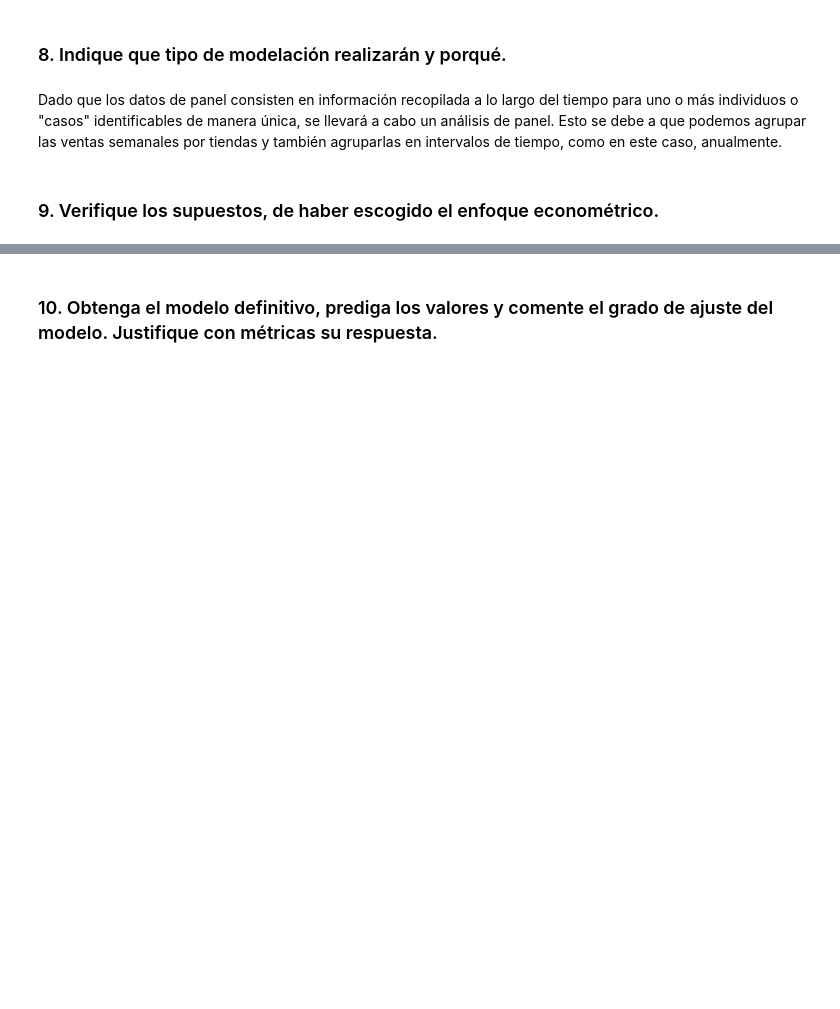
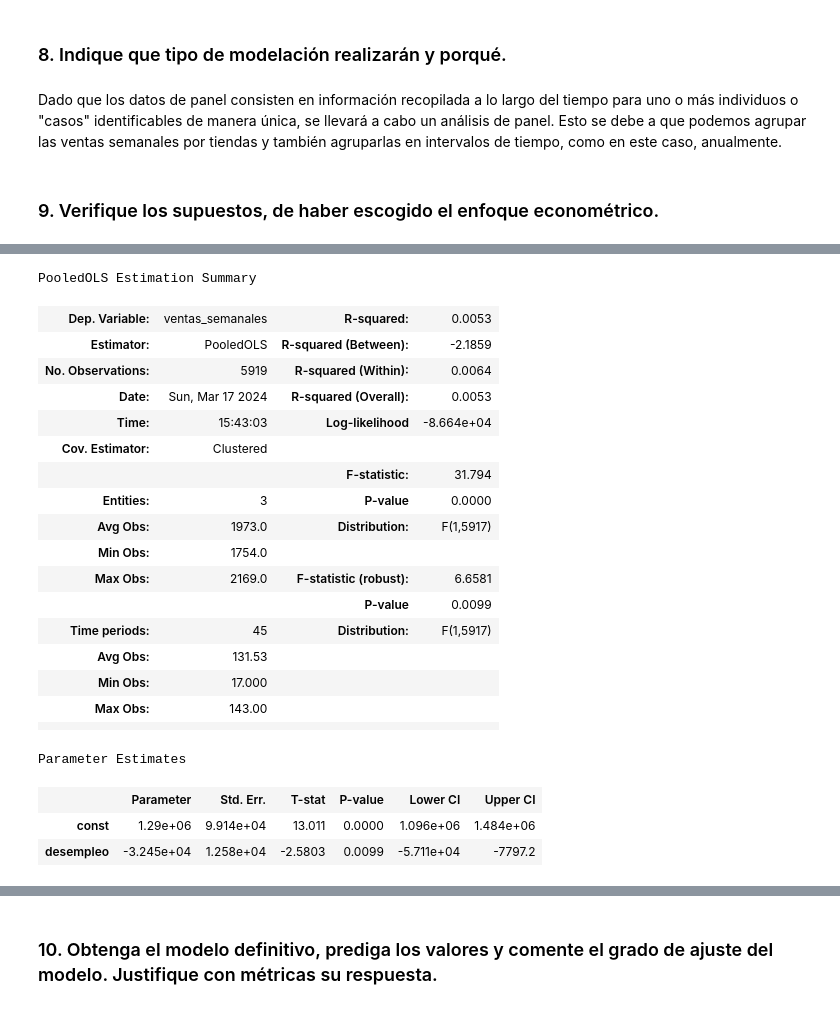
Before and after one commit to aberazo011296/S4-CASOPRACTICO-BDDFINAL, a Jupyter notebook: S4- CASO PRACTICO-BDD FINAL_Equipo3.ipynb, the cells around one changed output, grey strips where cells are left out. Drawn from its saved outputs; the diff is of its cells as text; code cells hidden in the pictures; blank space fills up the shorter version.

```diff
--- a/S4- CASO PRACTICO-BDD FINAL_Equipo3.ipynb
+++ b/S4- CASO PRACTICO-BDD FINAL_Equipo3.ipynb
@@ -314,0 +340,2 @@ Dado que los datos de panel consisten en información recopilada a lo largo del
+# %%
+df=df.set_index(['anio', 'tienda'])
@@ -314,0 +379,25 @@ Dado que los datos de panel consisten en información recopilada a lo largo del
+# %%
+resultados_pooled_OLS
+# %% [output]
+PooledOLS Estimation Summary
+| Dep. Variable: | ventas_semanales | R-squared: | 0.0053 |
+| Estimator: | PooledOLS | R-squared (Between): | -2.1859 |
+| No. Observations: | 5919 | R-squared (Within): | 0.0064 |
+| Date: | Sun, Mar 17 2024 | R-squared (Overall): | 0.0053 |
+| Time: | 15:43:03 | Log-likelihood | -8.664e+04 |
+| Cov. Estimator: | Clustered |  |  |
+|  |  | F-statistic: | 31.794 |
+| Entities: | 3 | P-value | 0.0000 |
+| Avg Obs: | 1973.0 | Distribution: | F(1,5917) |
+| Min Obs: | 1754.0 |  |  |
+| Max Obs: | 2169.0 | F-statistic (robust): | 6.6581 |
+|  |  | P-value | 0.0099 |
+| Time periods: | 45 | Distribution: | F(1,5917) |
+| Avg Obs: | 131.53 |  |  |
+| Min Obs: | 17.000 |  |  |
+| Max Obs: | 143.00 |  |  |
+|  |  |  |  |
+Parameter Estimates
+|  | Parameter | Std. Err. | T-stat | P-value | Lower CI | Upper CI |
+| const | 1.29e+06 | 9.914e+04 | 13.011 | 0.0000 | 1.096e+06 | 1.484e+06 |
+| desempleo | -3.245e+04 | 1.258e+04 | -2.5803 | 0.0099 | -5.711e+04 | -7797.2 |
```
Also changed, not shown: parts of 34 cells of this notebook.
